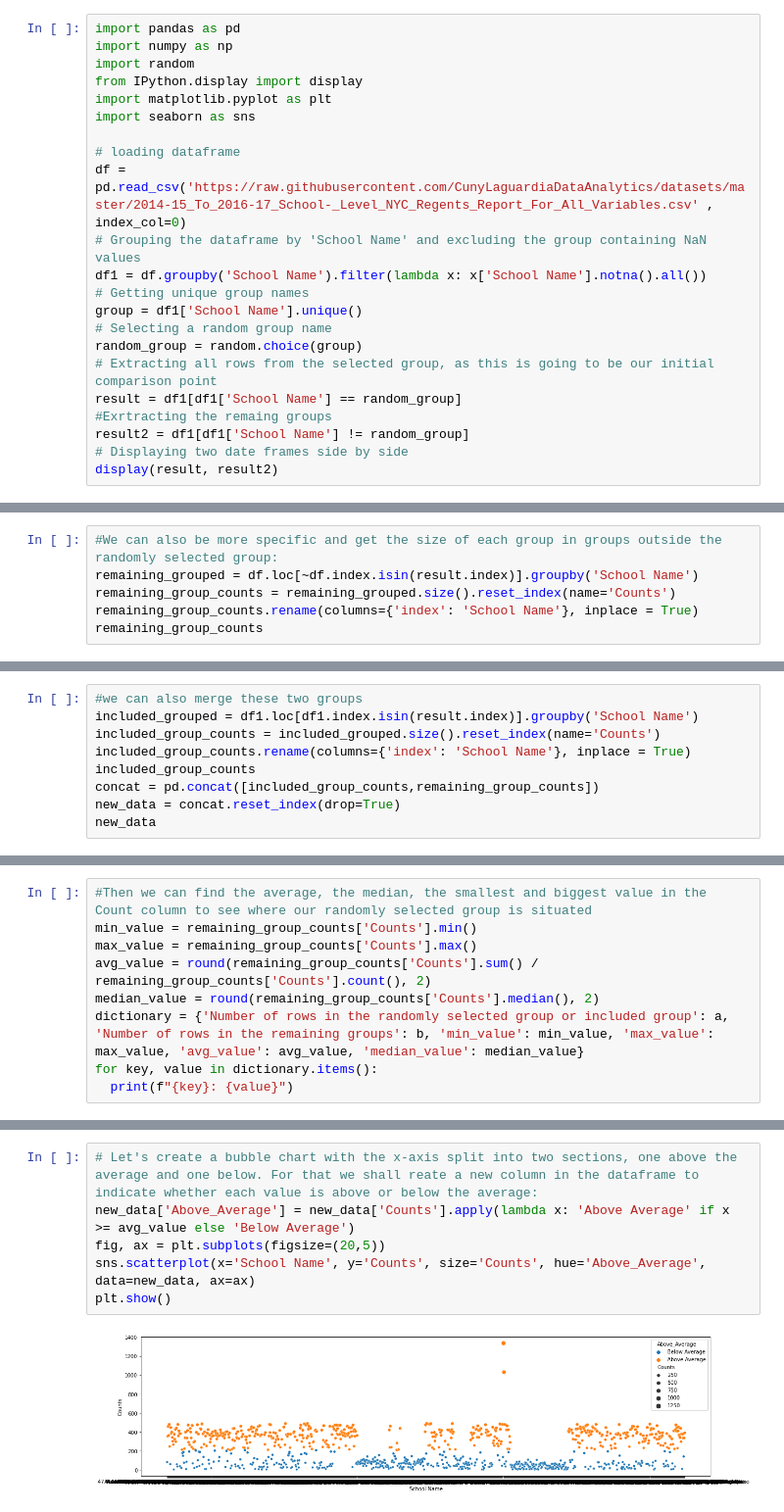
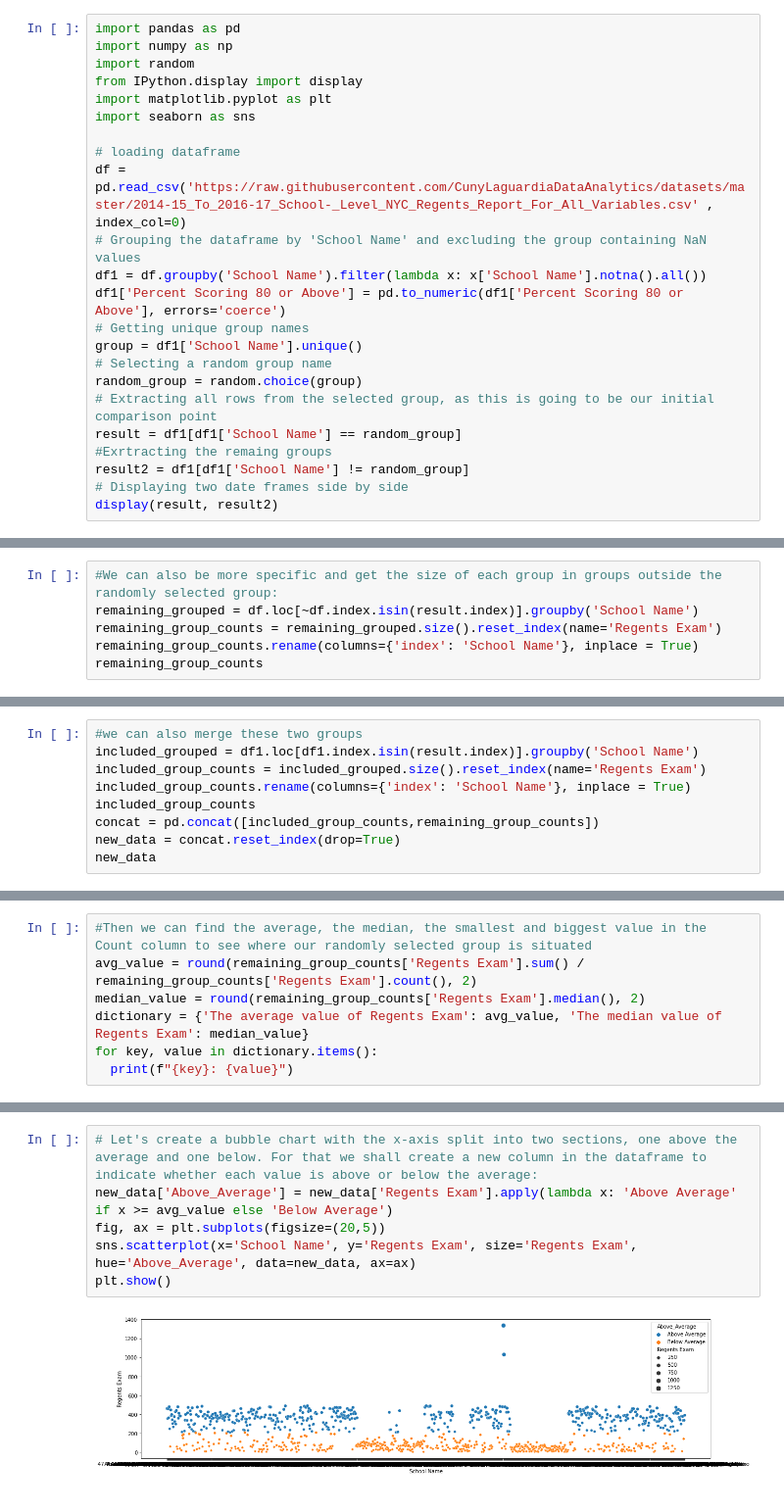
Before and after one commit to samnar2017/2023Python-Project1, a Jupyter notebook: LagData1.ipynb, the cells around one changed output, grey strips where cells are left out. Shown: that part at 98% size. Drawn from its saved outputs; the diff is of its cells as text.

```diff
--- a/LagData1.ipynb
+++ b/LagData1.ipynb
@@ -12,6 +12,7 @@ import seaborn as sns
 df = pd.read_csv('https://raw.githubusercontent.com/CunyLaguardiaDataAnalytics/datasets/master/2014-15_To_2016-17_School-_Level_NYC_Regents_Report_For_All_Variables.csv' , index_col=0)
 # Grouping the dataframe by 'School Name' and excluding the group containing NaN values
 df1 = df.groupby('School Name').filter(lambda x: x['School Name'].notna().all())
+df1['Percent Scoring 80 or Above'] = pd.to_numeric(df1['Percent Scoring 80 or Above'], errors='coerce')
 # Getting unique group names
 group = df1['School Name'].unique()
 # Selecting a random group name
@@ -52,7 +80,7 @@ display(a,b)
 # %%
 #We can also be more specific and get the size of each group in groups outside the randomly selected group:
 remaining_grouped = df.loc[~df.index.isin(result.index)].groupby('School Name')
-remaining_group_counts = remaining_grouped.size().reset_index(name='Counts')
+remaining_group_counts = remaining_grouped.size().reset_index(name='Regents Exam')
 remaining_group_counts.rename(columns={'index': 'School Name'}, inplace = True)
 remaining_group_counts
 # %% [output]
@@ -76,7 +100,7 @@ remaining_group_counts
 # %%
 #we can also merge these two groups
 included_grouped = df1.loc[df1.index.isin(result.index)].groupby('School Name')
-included_group_counts = included_grouped.size().reset_index(name='Counts')
+included_group_counts = included_grouped.size().reset_index(name='Regents Exam')
 included_group_counts.rename(columns={'index': 'School Name'}, inplace = True)
 included_group_counts
 concat = pd.concat([included_group_counts,remaining_group_counts])
@@ -103,10 +135,8 @@ new_data
 # %%
 #Then we can find the average, the median, the smallest and biggest value in the Count column to see where our randomly selected group is situated
-min_value = remaining_group_counts['Counts'].min()
-max_value = remaining_group_counts['Counts'].max()
-avg_value = round(remaining_group_counts['Counts'].sum() / remaining_group_counts['Counts'].count(), 2)
-median_value = round(remaining_group_counts['Counts'].median(), 2)
-dictionary = {'Number of rows in the randomly selected group or included group': a, 'Number of rows in the remaining groups': b, 'min_value': min_value, 'max_value': max_value, 'avg_value': avg_value, 'median_value': median_value}
+avg_value = round(remaining_group_counts['Regents Exam'].sum() / remaining_group_counts['Regents Exam'].count(), 2)
+median_value = round(remaining_group_counts['Regents Exam'].median(), 2)
+dictionary = {'The average value of Regents Exam': avg_value, 'The median value of Regents Exam': median_value}
 for key, value in dictionary.items():
   print(f"{key}: {value}")
 # %% [output]
@@ -119,8 +189,8 @@ median_value: 184.0
 # %%
-# Let's create a bubble chart with the x-axis split into two sections, one above the average and one below. For that we shall reate a new column in the dataframe to indicate whether each value is above or below the average:
-new_data['Above_Average'] = new_data['Counts'].apply(lambda x: 'Above Average' if x >= avg_value else 'Below Average')
+# Let's create a bubble chart with the x-axis split into two sections, one above the average and one below. For that we shall create a new column in the dataframe to indicate whether each value is above or below the average:
+new_data['Above_Average'] = new_data['Regents Exam'].apply(lambda x: 'Above Average' if x >= avg_value else 'Below Average')
 fig, ax = plt.subplots(figsize=(20,5))
-sns.scatterplot(x='School Name', y='Counts', size='Counts', hue='Above_Average', data=new_data, ax=ax)
+sns.scatterplot(x='School Name', y='Regents Exam', size='Regents Exam', hue='Above_Average', data=new_data, ax=ax)
 plt.show()
 # %% [output]
-[figure, old version]
+[figure, new version]
```
Also changed, not shown: parts of 11 cells of this notebook.
